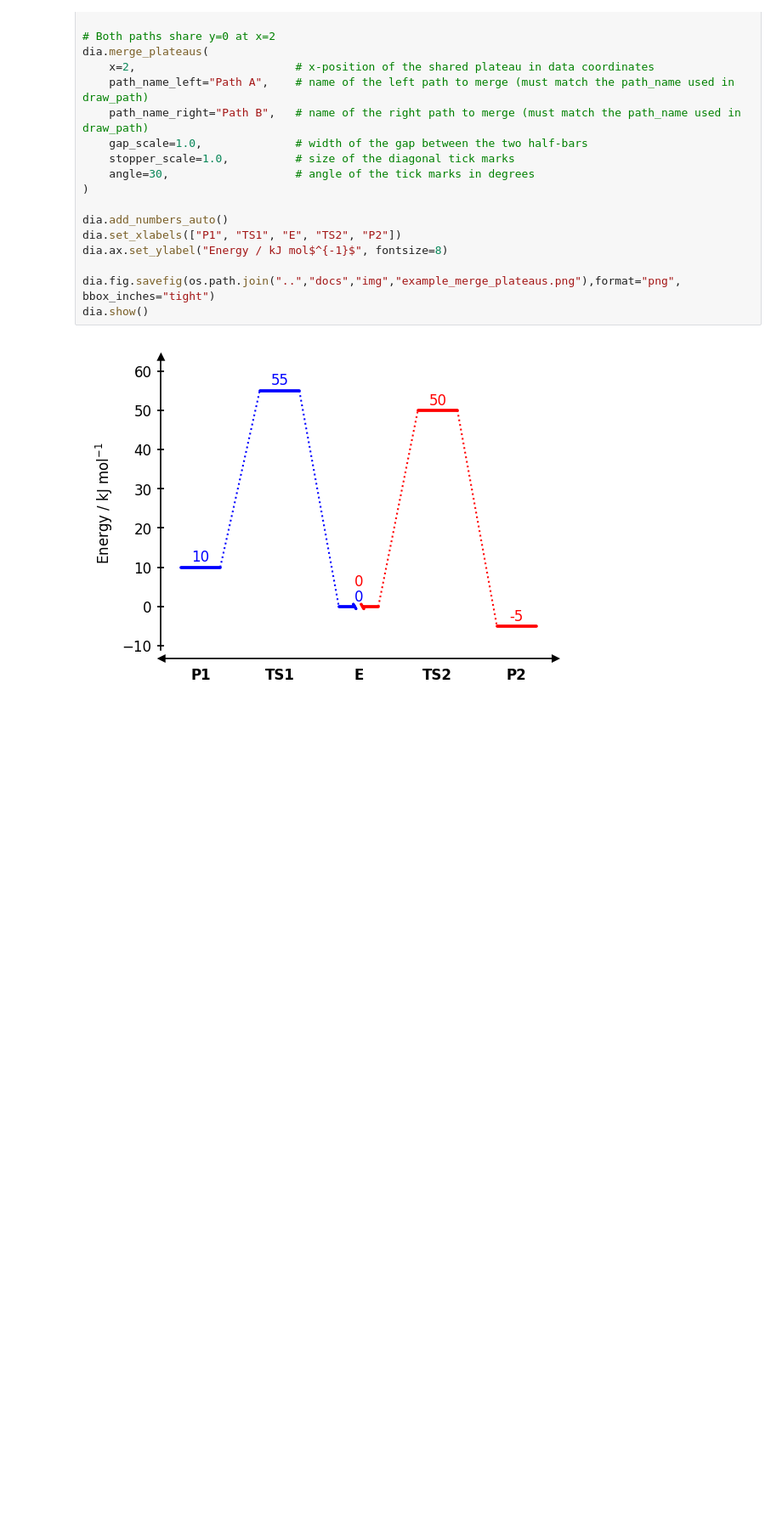
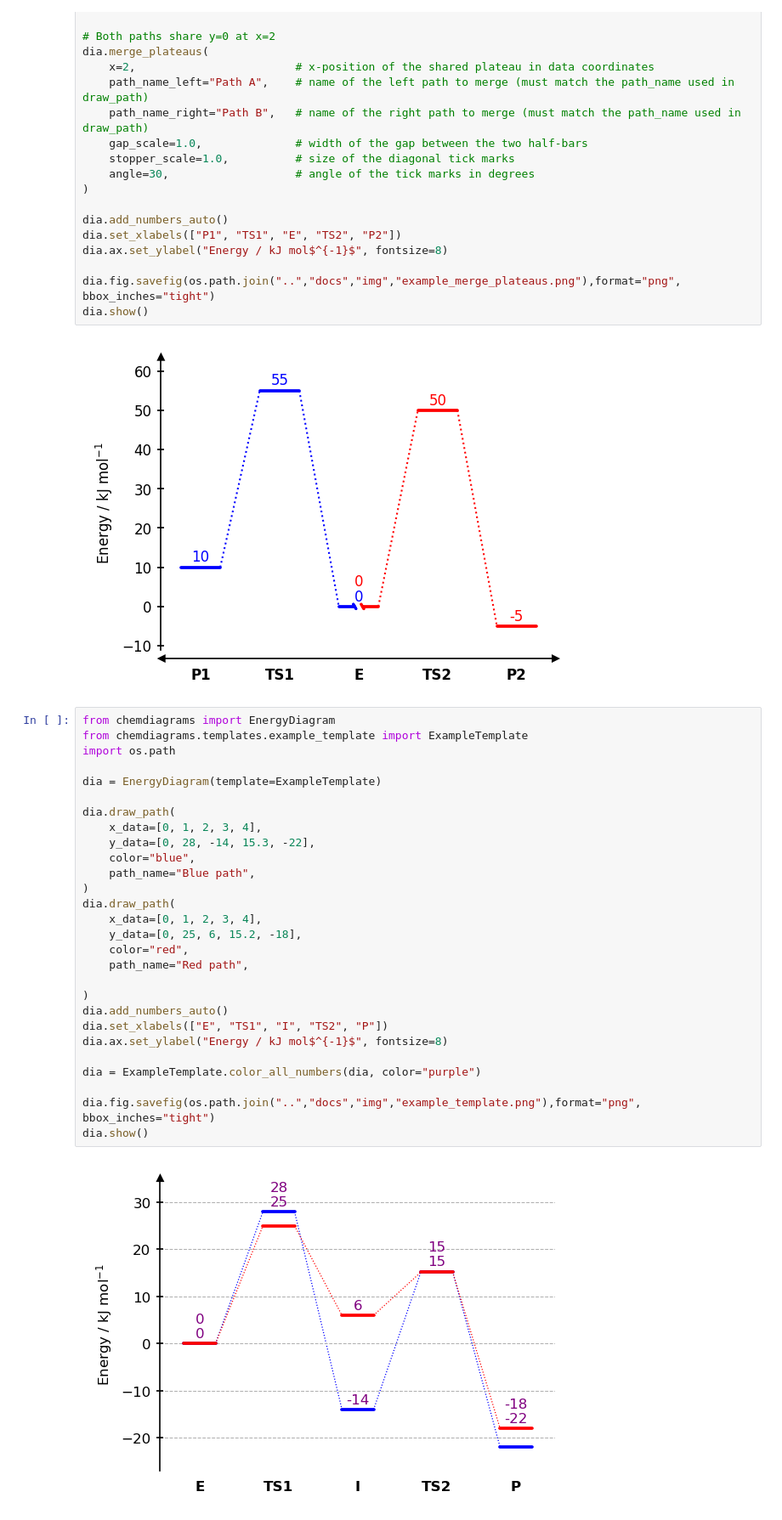
Before and after one commit to Tonner-Zech-Group/chem-diagrams, a Jupyter notebook: examples/readme_images.ipynb, the cells around one changed output. Shown at 85% size. Saved outputs shown, nothing was run; the diff lists cells and outputs as text; blank space fills up the shorter version.

Commit message:
Added custom template functionality

```diff
--- a/examples/readme_images.ipynb
+++ b/examples/readme_images.ipynb
@@ -834,3 +834,33 @@ dia.fig.savefig(os.path.join("..","docs","img","example_merge_plateaus.png"),for
 dia.show()
 # %% [output]
 [figure]
+# %%
+from chemdiagrams import EnergyDiagram
+from chemdiagrams.templates.example_template import ExampleTemplate
+import os.path
+
+dia = EnergyDiagram(template=ExampleTemplate)
+
+dia.draw_path(
+    x_data=[0, 1, 2, 3, 4],
+    y_data=[0, 28, -14, 15.3, -22],
+    color="blue",
+    path_name="Blue path",
+)
+dia.draw_path(
+    x_data=[0, 1, 2, 3, 4],
+    y_data=[0, 25, 6, 15.2, -18],
+    color="red",
+    path_name="Red path",
+
+)
+dia.add_numbers_auto()
+dia.set_xlabels(["E", "TS1", "I", "TS2", "P"])
+dia.ax.set_ylabel("Energy / kJ mol$^{-1}$", fontsize=8)
+
+dia = ExampleTemplate.color_all_numbers(dia, color="purple")
+
+dia.fig.savefig(os.path.join("..","docs","img","example_template.png"),format="png", bbox_inches="tight")
+dia.show()
+# %% [output]
+[figure, added]
```
Also changed, not shown: 20 other files.
